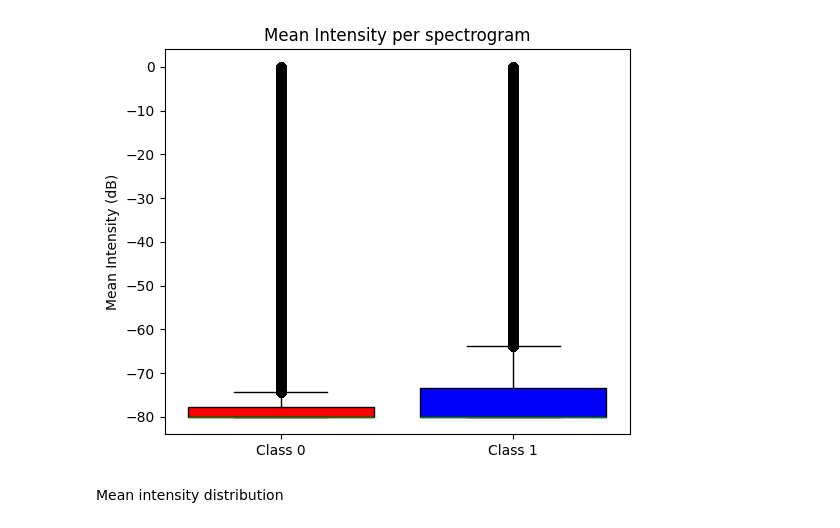
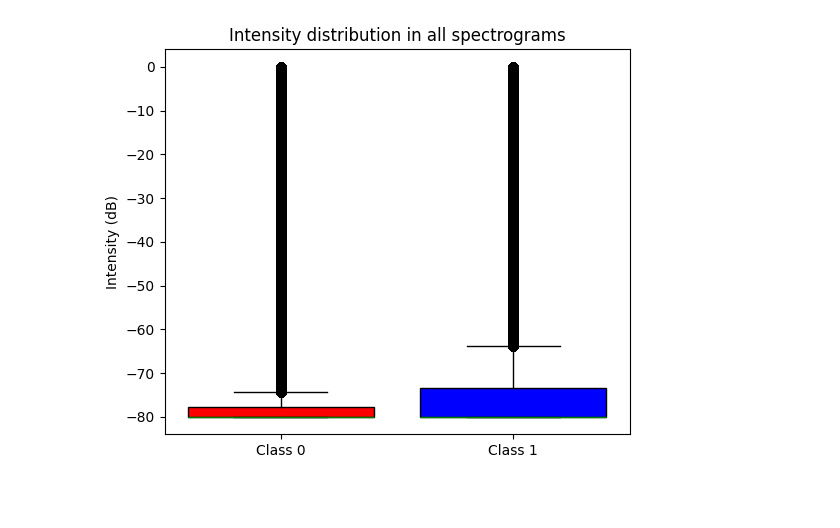
Before and after one commit to rybaks72/IML_Voice_Recognition, a Jupyter notebook: exploratory_data_analysis/spectograms_analysis.ipynb, the cells around one changed output. Cells and saved outputs as stored; diff of their text form; code cells hidden in the pictures; blank space fills up the shorter version.

```diff
--- a/exploratory_data_analysis/spectograms_analysis.ipynb
+++ b/exploratory_data_analysis/spectograms_analysis.ipynb
@@ -10,15 +12,19 @@ class1 = glob("../preprocessing_pipeline/spectogram_data/Class1/*")
 
 class0_specs = []
 class1_specs = []
+class0_per_speaker = defaultdict(int)
+class1_per_speaker = defaultdict(int)
 
 for person in class0:
     person_path = glob(f'{person}/*.npz')
     for path in person_path:
         specs = np.load(path, allow_pickle=True)
         class0_specs.extend(specs['X'])
+        class0_per_speaker[person] += len(specs['X'])
 
 for person in class1:
     person_path = glob(f'{person}/*.npz')
     for path in person_path:
         specs = np.load(path, allow_pickle=True)
         class1_specs.extend(specs['X'])
+        class1_per_speaker[person] += len(specs['X'])
@@ -74,19 +72,18 @@ plt.show()
 # %%
 fig, ax = plt.subplots(figsize=(6, 5))
+# all values from spectrograms from class 0 and class 1
 bp = ax.boxplot([class0_values.flatten(), class1_values.flatten()],
                 tick_labels=['Class 0', 'Class 1'],
-                 patch_artist=True,  # allows coloring
-                 widths=0.8,
+                patch_artist=True,
+                widths=0.8,
                 medianprops=dict(color='green'))
 #
 bp['boxes'][0].set_facecolor('red')
 bp['boxes'][1].set_facecolor('blue')
 
-ax.set_title('Mean Intensity per spectrogram')
-ax.set_ylabel('Mean Intensity (dB)')
+ax.set_title('Intensity distribution in all spectrograms')
+ax.set_ylabel('Intensity (dB)')
 
 plt.show()
 # %% [output]
-[figure, old version]
+[figure, new version]
-# %% [markdown]
-Mean intensity distribution
```
Also changed, not shown: parts of 24 cells of this notebook, 1 other file.
